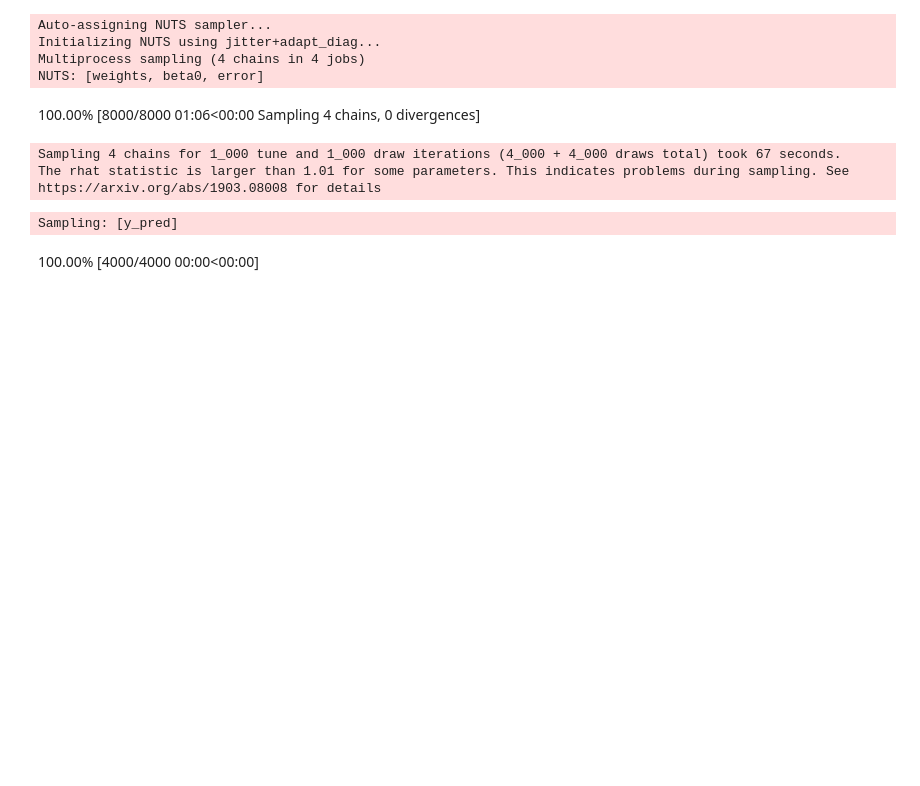
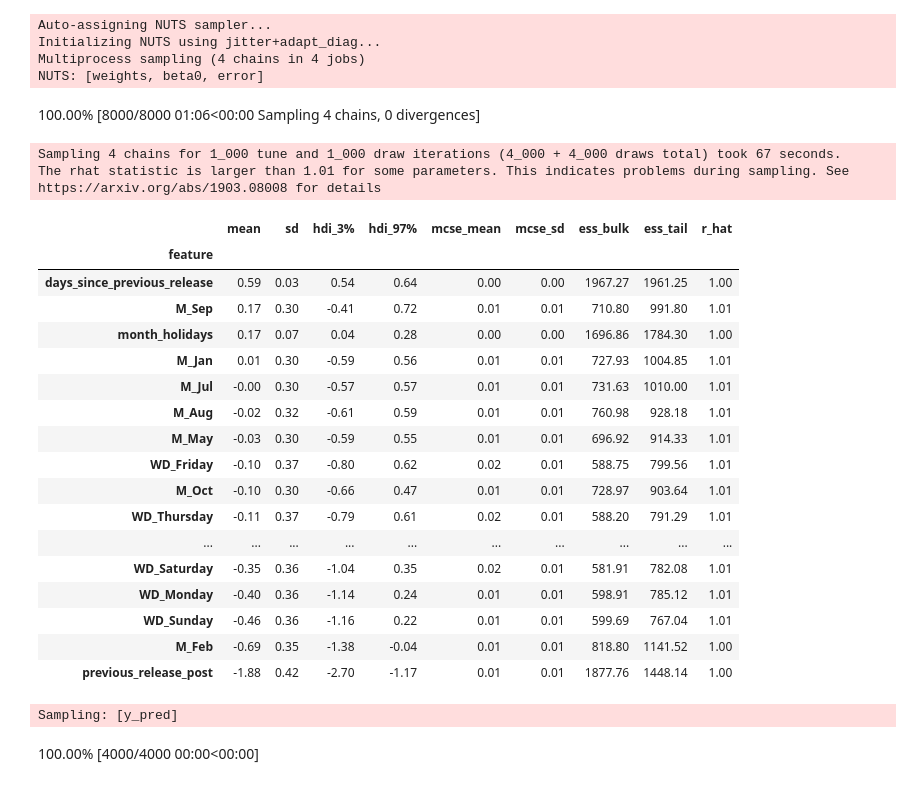
Before and after one commit to dmnapolitano/troon_release_prediction, a Jupyter notebook: Predict the Next Release - Bayesian Truncated Normal Regression.ipynb, the cells around one changed output. Cells and saved outputs as stored; diff of their text form; code cells hidden in the pictures; blank space fills up the shorter version.

```diff
--- a/Predict the Next Release - Bayesian Truncated Normal Regression.ipynb
+++ b/Predict the Next Release - Bayesian Truncated Normal Regression.ipynb
@@ -105,6 +129,30 @@ NUTS: [weights, beta0, error]
 100.00% [8000/8000 01:06<00:00 Sampling 4 chains, 0 divergences]
 Sampling 4 chains for 1_000 tune and 1_000 draw iterations (4_000 + 4_000 draws total) took 67 seconds.
 The rhat statistic is larger than 1.01 for some parameters. This indicates problems during sampling. See https://arxiv.org/abs/1903.08008 for details
+# %%
+weights_df = az.summary(idata, round_to=2, var_names="weights")
+weights_df["feature"] = feature_names
+weights_df = weights_df.reset_index().drop(columns=["index"]).set_index("feature").sort_values(by=["mean"], ascending=False)
+weights_df
+# %% [output]
+|  | mean | sd | hdi_3% | hdi_97% | mcse_mean | mcse_sd | ess_bulk | ess_tail | r_hat |
+| feature |  |  |  |  |  |  |  |  |  |
+| days_since_previous_release | 0.59 | 0.03 | 0.54 | 0.64 | 0.00 | 0.00 | 1967.27 | 1961.25 | 1.00 |
+| M_Sep | 0.17 | 0.30 | -0.41 | 0.72 | 0.01 | 0.01 | 710.80 | 991.80 | 1.01 |
+| month_holidays | 0.17 | 0.07 | 0.04 | 0.28 | 0.00 | 0.00 | 1696.86 | 1784.30 | 1.00 |
+| M_Jan | 0.01 | 0.30 | -0.59 | 0.56 | 0.01 | 0.01 | 727.93 | 1004.85 | 1.01 |
+| M_Jul | -0.00 | 0.30 | -0.57 | 0.57 | 0.01 | 0.01 | 731.63 | 1010.00 | 1.01 |
+| M_Aug | -0.02 | 0.32 | -0.61 | 0.59 | 0.01 | 0.01 | 760.98 | 928.18 | 1.01 |
+| M_May | -0.03 | 0.30 | -0.59 | 0.55 | 0.01 | 0.01 | 696.92 | 914.33 | 1.01 |
+| WD_Friday | -0.10 | 0.37 | -0.80 | 0.62 | 0.02 | 0.01 | 588.75 | 799.56 | 1.01 |
+| M_Oct | -0.10 | 0.30 | -0.66 | 0.47 | 0.01 | 0.01 | 728.97 | 903.64 | 1.01 |
+| WD_Thursday | -0.11 | 0.37 | -0.79 | 0.61 | 0.02 | 0.01 | 588.20 | 791.29 | 1.01 |
+| ... | ... | ... | ... | ... | ... | ... | ... | ... | ... |
+| WD_Saturday | -0.35 | 0.36 | -1.04 | 0.35 | 0.02 | 0.01 | 581.91 | 782.08 | 1.01 |
+| WD_Monday | -0.40 | 0.36 | -1.14 | 0.24 | 0.01 | 0.01 | 598.91 | 785.12 | 1.01 |
+| WD_Sunday | -0.46 | 0.36 | -1.16 | 0.22 | 0.01 | 0.01 | 599.69 | 767.04 | 1.01 |
+| M_Feb | -0.69 | 0.35 | -1.38 | -0.04 | 0.01 | 0.01 | 818.80 | 1141.52 | 1.00 |
+| previous_release_post | -1.88 | 0.42 | -2.70 | -1.17 | 0.01 | 0.01 | 1877.76 | 1448.14 | 1.00 |
 # %%
 with model:
     pm.set_data({"features" : next_month[feature_names].T})
```
Also changed, not shown: parts of 5 cells of this notebook.
